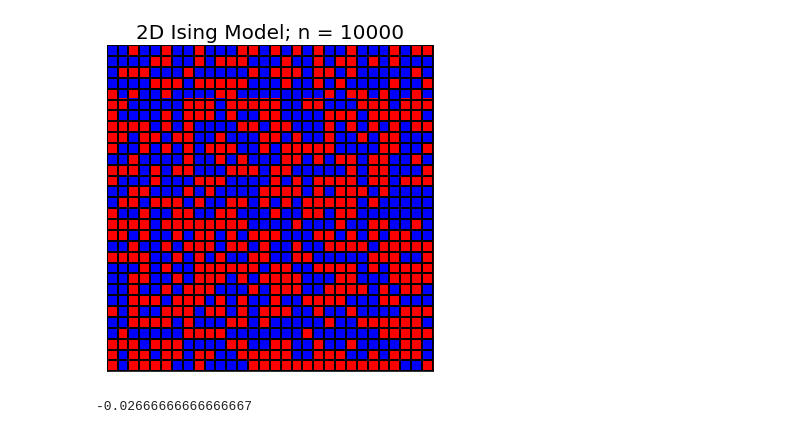
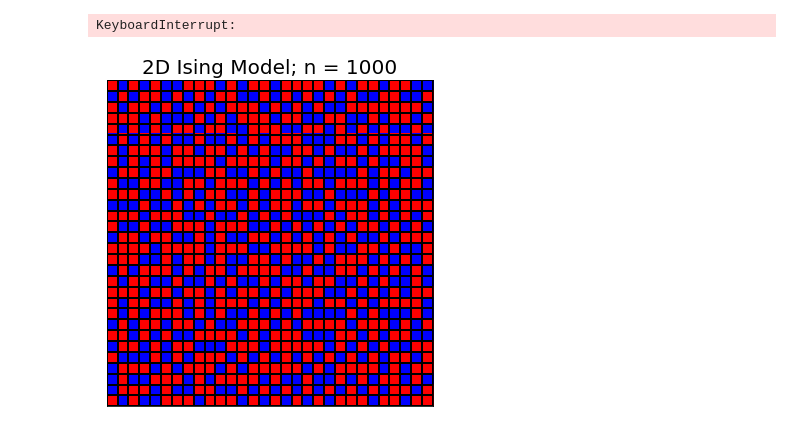
Before and after one commit to kaitshin/PHYSICS113-final-project, a Jupyter notebook: Metropolis.ipynb, the cells around one changed output. Saved outputs shown, nothing was run; the diff lists cells and outputs as text; code cells hidden in the pictures.

```diff
--- a/Metropolis.ipynb
+++ b/Metropolis.ipynb
@@ -70,18 +113,19 @@ def metropolis_ising_v2(init, boltz, J):
 
         sample = random.uniform(0,1)
 
-        if sample <= accept_prob:
+        if sample > accept_prob:
+            d_energy = 0
+            d_mag = 0
+
+        else:
             mesh[spin[0],spin[1]] = -1*mesh[spin[0],spin[1]]
             d_mag = 2*mesh[spin[0],spin[1]]
-
-        else:
-            d_energy = 0
-            d_mag = 0
 
     else:
         d_energy = 0
         d_mag = 0
 
+
     return [mesh, d_energy, d_mag]
 # %%
 # the input grid uses 2 extra columns and 2 extra rows for BCs
@@ -108,7 +152,7 @@ def ising_mag(init):
 
     return mag
 # %%
-def plot_met_ising(init, boltz, J, n, final_only = True):
+def plot_met_ising_v2(init, boltz, J, n, final_only = True):
     """Plots n-step evolution of an Ising model using Metropolis and returns the final grid"""
 
     X = np.shape(init)[1]
@@ -133,12 +177,11 @@ def plot_met_ising(init, boltz, J, n, final_only = True):
 
     for i in range(n):
         # evolve using metropolis
-#        evo, d_energy, d_mag = metropolis_ising(grid, test_boltz, J)
-        evo, d_energy = metropolis_ising(grid, test_boltz, J)
+        evo, d_energy, d_mag = metropolis_ising_v2(grid, boltz, J)
 
         # increment energy and magnetization
         energy += d_energy
-#        mag += d_mag
+        mag += d_mag
 
         # plotting
         if final_only == False:
@@ -209,10 +342,13 @@ test_boltz = {"4.0" : np.exp(-8/T), "2.0" : np.exp(-4/T)}
 init = test[:,:]
 
 random.seed()
-solution = plot_met_ising(init, test_boltz, 1, 10000)
+solution = plot_met_ising(init, test_boltz, 1, 100, final_only = False)
 # %% [output]
-[figure, removed]
+KeyboardInterrupt:
-# %%
-ising_mag(solution['grid'])/900
-# %% [output]
--0.02666666666666667
+# %%
+init = test[:,:]
+
+random.seed()
+solution = plot_met_ising_v2(init, test_boltz, 1, 1000)
+# %% [output]
+[figure, added]
```
Also changed, not shown: parts of 2 cells of this notebook.
